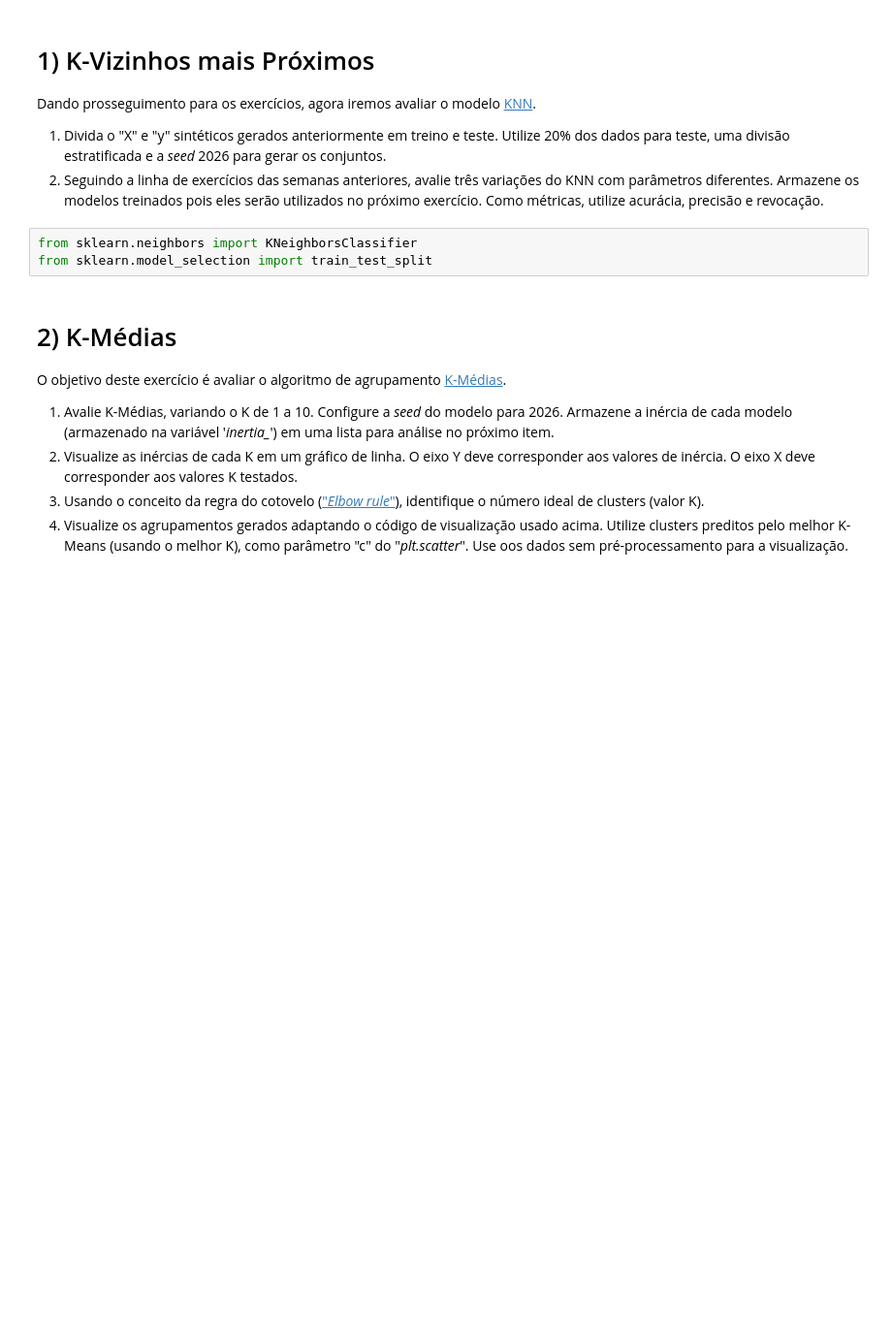
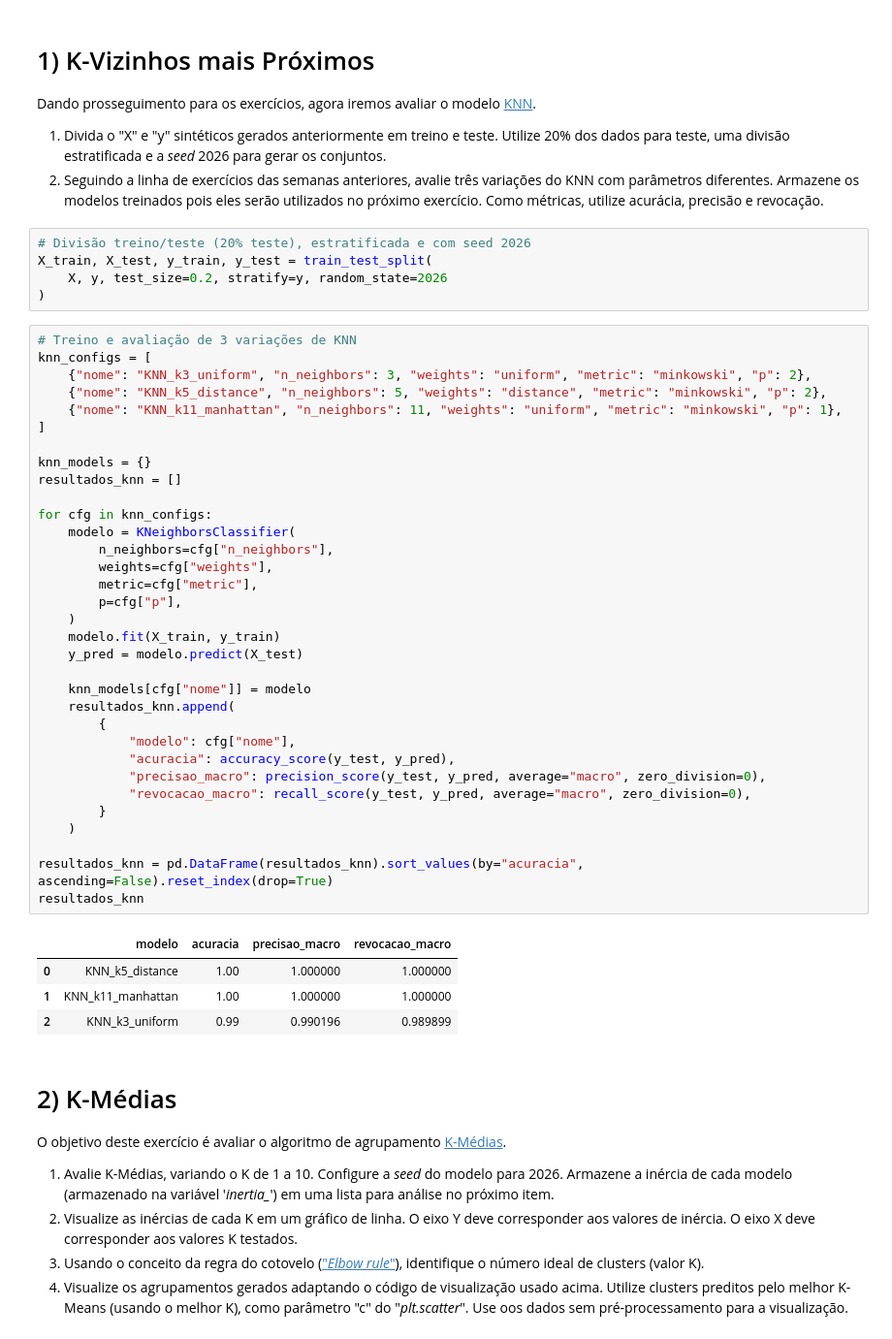
Before and after one commit to arthuraraujo2305/AM-USP, a Jupyter notebook: Tarefa 5/Exercicio5_enunciados.ipynb, the cells around one changed output. Shown at 97% size. Cells and saved outputs as stored; diff of their text form; blank space fills up the shorter version.

```diff
--- a/Tarefa 5/Exercicio5_enunciados.ipynb
+++ b/Tarefa 5/Exercicio5_enunciados.ipynb
@@ -27,8 +34,48 @@ Dando prosseguimento para os exercícios, agora iremos avaliar o modelo [KNN](ht
 1) Divida o "X" e "y" sintéticos gerados anteriormente em treino e teste. Utilize 20% dos dados para teste, uma divisão estratificada e a *seed* 2026 para gerar os conjuntos.
 3) Seguindo a linha de exercícios das semanas anteriores, avalie três variações do KNN com parâmetros diferentes. Armazene os modelos treinados pois eles serão utilizados no próximo exercício. Como métricas, utilize acurácia, precisão e revocação.
 # %%
-from sklearn.neighbors import KNeighborsClassifier
-from sklearn.model_selection import train_test_split
+# Divisão treino/teste (20% teste), estratificada e com seed 2026
+X_train, X_test, y_train, y_test = train_test_split(
+    X, y, test_size=0.2, stratify=y, random_state=2026
+)
+# %%
+# Treino e avaliação de 3 variações de KNN
+knn_configs = [
+    {"nome": "KNN_k3_uniform", "n_neighbors": 3, "weights": "uniform", "metric": "minkowski", "p": 2},
+    {"nome": "KNN_k5_distance", "n_neighbors": 5, "weights": "distance", "metric": "minkowski", "p": 2},
+    {"nome": "KNN_k11_manhattan", "n_neighbors": 11, "weights": "uniform", "metric": "minkowski", "p": 1},
+]
+
+knn_models = {}
+resultados_knn = []
+
+for cfg in knn_configs:
+    modelo = KNeighborsClassifier(
+        n_neighbors=cfg["n_neighbors"],
+        weights=cfg["weights"],
+        metric=cfg["metric"],
+        p=cfg["p"],
+    )
+    modelo.fit(X_train, y_train)
+    y_pred = modelo.predict(X_test)
+
+    knn_models[cfg["nome"]] = modelo
+    resultados_knn.append(
+        {
+            "modelo": cfg["nome"],
+            "acuracia": accuracy_score(y_test, y_pred),
+            "precisao_macro": precision_score(y_test, y_pred, average="macro", zero_division=0),
+            "revocacao_macro": recall_score(y_test, y_pred, average="macro", zero_division=0),
+        }
+    )
+
+resultados_knn = pd.DataFrame(resultados_knn).sort_values(by="acuracia", ascending=False).reset_index(drop=True)
+resultados_knn
+# %% [output]
+|  | modelo | acuracia | precisao_macro | revocacao_macro |
+| 0 | KNN_k5_distance | 1.00 | 1.000000 | 1.000000 |
+| 1 | KNN_k11_manhattan | 1.00 | 1.000000 | 1.000000 |
+| 2 | KNN_k3_uniform | 0.99 | 0.990196 | 0.989899 |
 # %% [markdown]
 # 2) K-Médias
 
```
Also changed, not shown: parts of 10 cells of this notebook.
